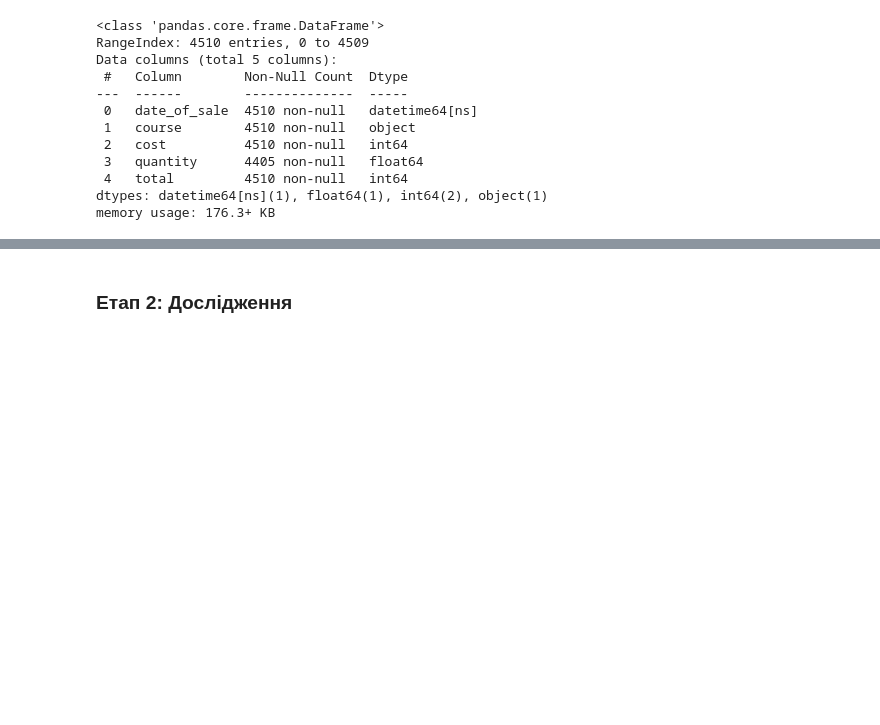
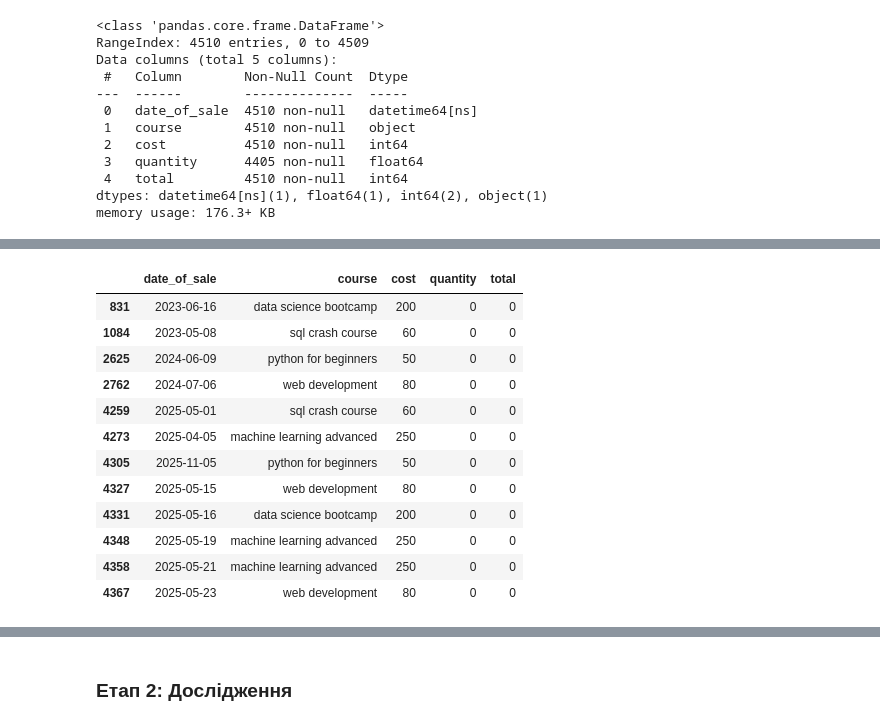
Before and after one commit to vstepin/My, a Jupyter notebook: mini_project_02_csv.ipynb, the cells around one changed output, grey strips where cells are left out. Saved outputs shown, nothing was run; the diff lists cells and outputs as text; code cells hidden in the pictures; blank space fills up the shorter version.

```diff
--- a/mini_project_02_csv.ipynb
+++ b/mini_project_02_csv.ipynb
@@ -174,0 +170,3 @@ array(['python for beginners', 'data science bootcamp', 'web development',
+# %%
+df['course'] = df.course.astype('category')
+df.info()
@@ -174,0 +202,3 @@ array(['python for beginners', 'data science bootcamp', 'web development',
+# %%
+df.drop_duplicates(inplace = True)
+df.info()
@@ -174,0 +234,2 @@ array(['python for beginners', 'data science bootcamp', 'web development',
+# %%
+df['quantity'] = df.quantity.fillna(df.total / df.cost)
@@ -174,0 +250,18 @@ array(['python for beginners', 'data science bootcamp', 'web development',
+# %%
+df['quantity'] = df.quantity.astype('int64')
+# %%
+df[df.quantity == 0]
+# %% [output]
+|  | date_of_sale | course | cost | quantity | total |
+| 831 | 2023-06-16 | data science bootcamp | 200 | 0 | 0 |
+| 1084 | 2023-05-08 | sql crash course | 60 | 0 | 0 |
+| 2625 | 2024-06-09 | python for beginners | 50 | 0 | 0 |
+| 2762 | 2024-07-06 | web development | 80 | 0 | 0 |
+| 4259 | 2025-05-01 | sql crash course | 60 | 0 | 0 |
+| 4273 | 2025-04-05 | machine learning advanced | 250 | 0 | 0 |
+| 4305 | 2025-11-05 | python for beginners | 50 | 0 | 0 |
+| 4327 | 2025-05-15 | web development | 80 | 0 | 0 |
+| 4331 | 2025-05-16 | data science bootcamp | 200 | 0 | 0 |
+| 4348 | 2025-05-19 | machine learning advanced | 250 | 0 | 0 |
+| 4358 | 2025-05-21 | machine learning advanced | 250 | 0 | 0 |
+| 4367 | 2025-05-23 | web development | 80 | 0 | 0 |
```
Also changed, not shown: parts of 12 cells of this notebook.
